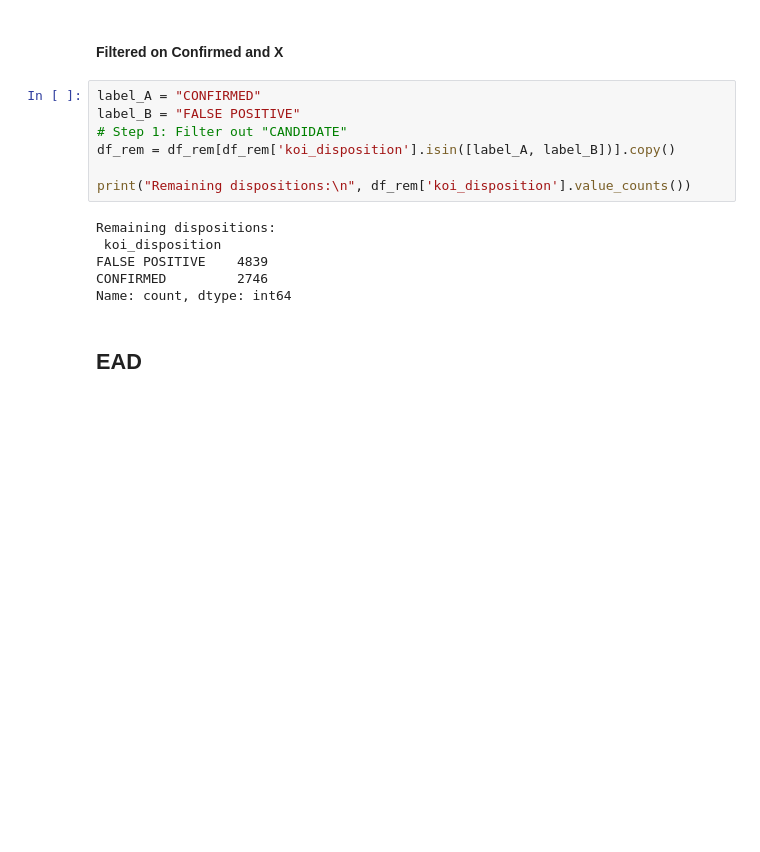
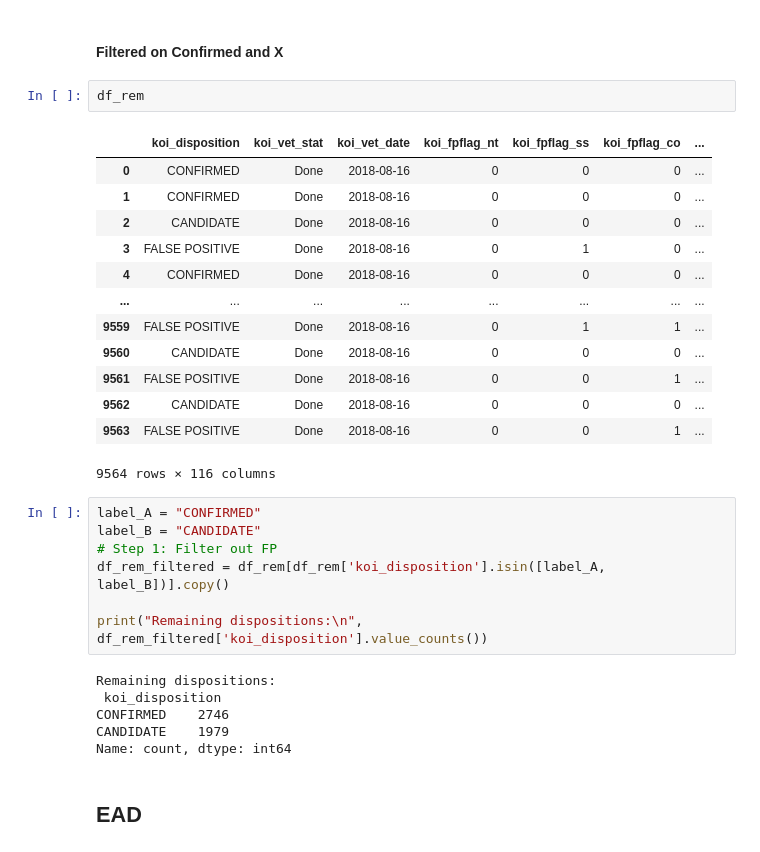
Before and after one commit to matildafroste/xoxoplanet-nasa2025, a Jupyter notebook: read_data_ex.ipynb, the cells around one changed output. Saved outputs shown, nothing was run; the diff lists cells and outputs as text; blank space fills up the shorter version.

Commit message:
data filtered v1

```diff
--- a/read_data_ex.ipynb
+++ b/read_data_ex.ipynb
@@ -73,18 +73,34 @@ df_rem.head()
 5 rows × 116 columns
 # %% [markdown]
 #### Filtered on Confirmed and X
+# %%
+df_rem
+# %% [output]
+|  | koi_disposition | koi_vet_stat | koi_vet_date | koi_fpflag_nt | koi_fpflag_ss | koi_fpflag_co | ... |
+| 0 | CONFIRMED | Done | 2018-08-16 | 0 | 0 | 0 | ... |
+| 1 | CONFIRMED | Done | 2018-08-16 | 0 | 0 | 0 | ... |
+| 2 | CANDIDATE | Done | 2018-08-16 | 0 | 0 | 0 | ... |
+| 3 | FALSE POSITIVE | Done | 2018-08-16 | 0 | 1 | 0 | ... |
+| 4 | CONFIRMED | Done | 2018-08-16 | 0 | 0 | 0 | ... |
+| ... | ... | ... | ... | ... | ... | ... | ... |
+| 9559 | FALSE POSITIVE | Done | 2018-08-16 | 0 | 1 | 1 | ... |
+| 9560 | CANDIDATE | Done | 2018-08-16 | 0 | 0 | 0 | ... |
+| 9561 | FALSE POSITIVE | Done | 2018-08-16 | 0 | 0 | 1 | ... |
+| 9562 | CANDIDATE | Done | 2018-08-16 | 0 | 0 | 0 | ... |
+| 9563 | FALSE POSITIVE | Done | 2018-08-16 | 0 | 0 | 1 | ... |
+9564 rows × 116 columns
 # %%
 label_A = "CONFIRMED"
-label_B = "FALSE POSITIVE"
-# Step 1: Filter out "CANDIDATE"
-df_rem = df_rem[df_rem['koi_disposition'].isin([label_A, label_B])].copy()
+label_B = "CANDIDATE"
+# Step 1: Filter out FP
+df_rem_filtered = df_rem[df_rem['koi_disposition'].isin([label_A, label_B])].copy()
 
-print("Remaining dispositions:\n", df_rem['koi_disposition'].value_counts())
+print("Remaining dispositions:\n", df_rem_filtered['koi_disposition'].value_counts())
 # %% [output]
 Remaining dispositions:
  koi_disposition
-FALSE POSITIVE    4839
-CONFIRMED         2746
+CONFIRMED    2746
+CANDIDATE    1979
 Name: count, dtype: int64
 # %% [markdown]
 ## EAD
```
